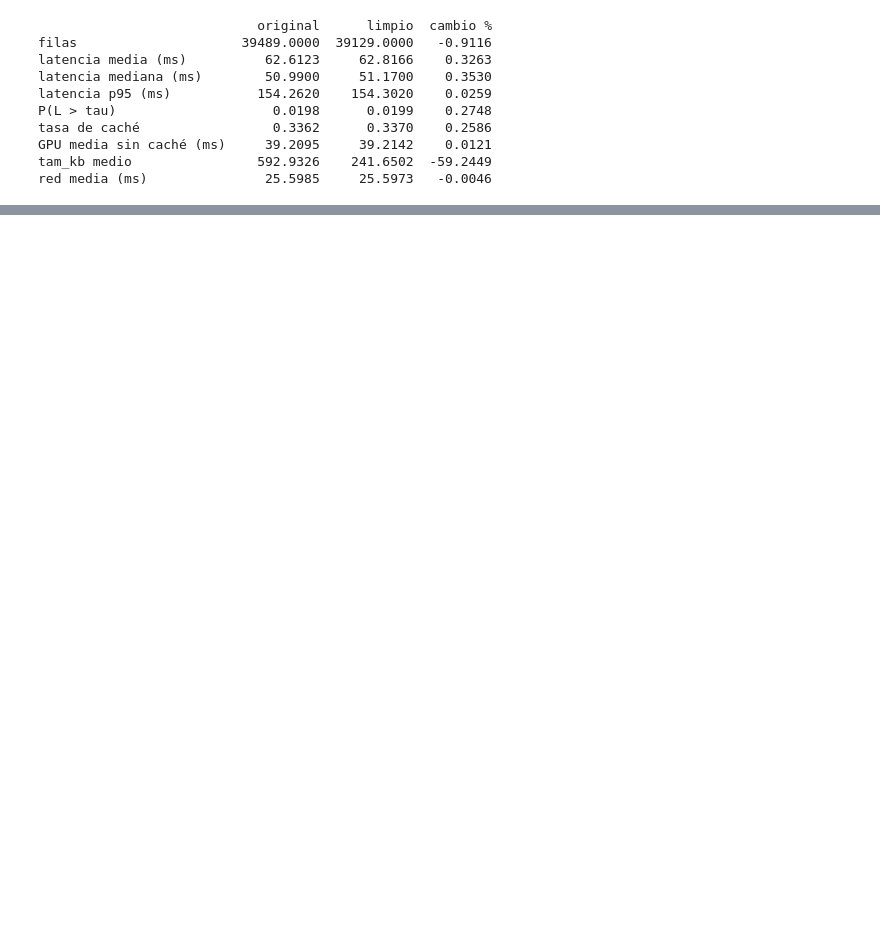
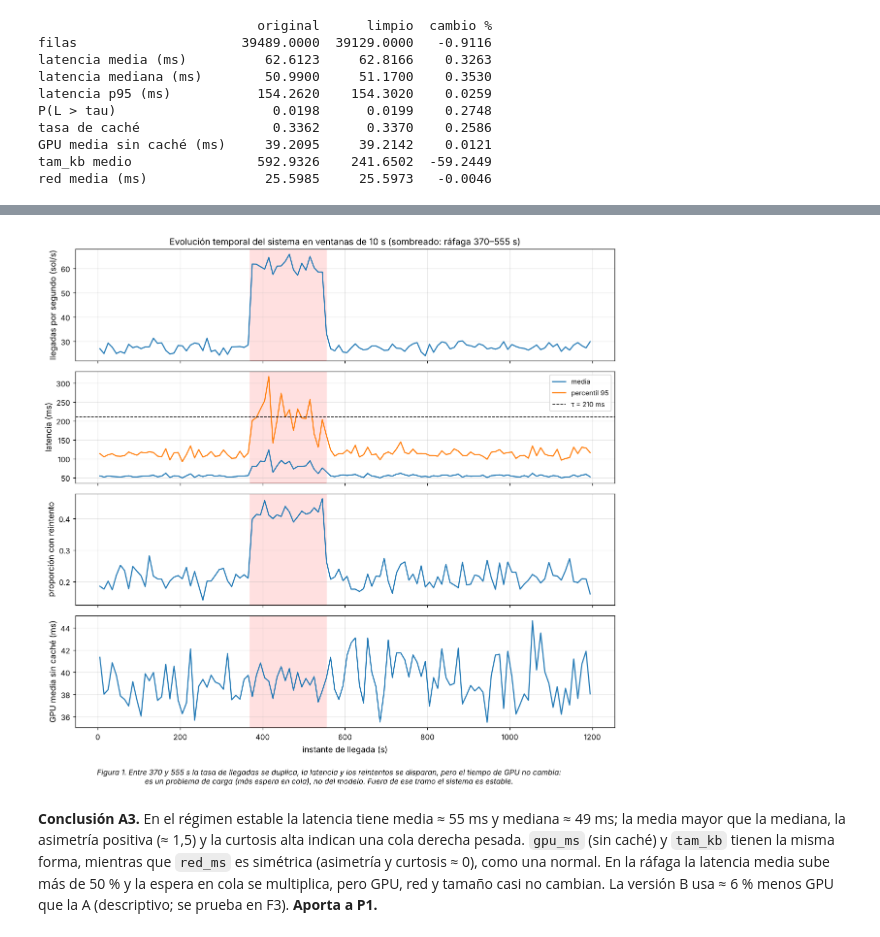
Before and after one commit to heysebitas/CCI_Proyecto_Final_Grupo1, a Jupyter notebook: CCI_Proyecto_Final_Grupo2.ipynb, the cells around one changed output, grey strips where cells are left out. Saved outputs shown, nothing was run; the diff lists cells and outputs as text; code cells hidden in the pictures; blank space fills up the shorter version.

```diff
--- a/CCI_Proyecto_Final_Grupo2.ipynb
+++ b/CCI_Proyecto_Final_Grupo2.ipynb
@@ -146,7 +188,7 @@ UMBRAL_REPETICION = 8#veces que se puede repetir un valor decimal antes de pensa
 FACTOR_REPETICION = 8 #debe repetirse este multiplo de lo que se repiten sus valores vecinos
 TAM_FACTOR_MEDIANA = 25 #un tam_kb mayor a este multiplo es implausible
 BYTES_POR_KB = 1024 #factor de conversion si el factor esta en bytes
-ALPHA_EVIDENCIA = 0.05 #nivel de la prueba KS que respalda la coreccion de unidades
+TOL_MEDIANA = 0.15 #diferencia relativa máxima entre medianas para aceptar la corrección de unidades
 # %%
 df_raw = pd.read_csv(ARCHIVO)#lee el archivo
 df = df_raw.copy()#copia sobre la que operamos
@@ -1539,9 +585,0 @@ Si se ignorara la masa en 0 y se usara solo la parte continua: media 39.23 ms (v
-# %%
-# Paso 3. Simulación de la mezcla con dos formas distintas de la parte continua
-N_SIM_C1 = 1_000_000
-es_cero = rng.random(N_SIM_C1) < c_hat                           # 0 con probabilidad c
-forma_k, escala = m_hat**2 / v_hat, v_hat / m_hat               # Gamma con la misma media y varianza
-sim_gamma = np.where(es_cero, 0.0, rng.gamma(forma_k, escala, N_SIM_C1))
-sim_emp = np.where(es_cero, 0.0, rng.choice(G_cont, N_SIM_C1))  # parte continua remuestreada de los datos
-for nombre, s in [("Gamma por momentos", sim_gamma), ("empírica", sim_emp)]:
-    print(f"Simulación ({nombre:18s}): E[G] = {s.mean():.3f} (fórmula {EG_f:.3f}) | Var(G) = {s.var():.1f} (fórmula {VG_f:.1f}) | P(G = 0) = {(s == 0).mean():.4f}")
@@ -3973,0 +801,32 @@ Se entrega aparte como PDF de una página (E4).
+# %%
+# =====================================  FIGURA 1  =====================================
+bordes = np.arange(0, T_VENTANA + 10, 10)
+ventana = pd.cut(d_a2.t_llegada_s, bordes, right=False)
+centro = bordes[:-1] + 5
+agr = d_a2.groupby(ventana, observed=False)
+serie = pd.DataFrame({"tasa": agr.size().values / 10, "lat_media": agr.latencia_ms.mean().values,
+                      "lat_p95": agr.latencia_ms.quantile(0.95).values, "reint": agr.intentos.apply(lambda s: (s > 1).mean()).values,
+                      "gpu": d_a2[d_a2.cache_hit == 0].groupby(pd.cut(d_a2[d_a2.cache_hit == 0].t_llegada_s, bordes, right=False), observed=False).gpu_ms.mean().values})
+
+fig, ax = plt.subplots(4, 1, figsize=(11, 10), sharex=True)
+paneles = [("tasa", "llegadas por segundo (sol/s)", None), ("lat_media", "latencia (ms)", "lat_p95"),
+           ("reint", "proporción con reintento", None), ("gpu", "GPU media sin caché (ms)", None)]
+for a, (col, etiqueta, extra) in zip(ax, paneles):
+    a.plot(centro, serie[col], color="#1f77b4", label="media" if extra else None)
+    if extra:
+        a.plot(centro, serie[extra], color="#ff7f0e", label="percentil 95")
+        a.axhline(tau, color="k", ls="--", lw=1, label=f"τ = {tau} ms")
+        a.legend(loc="upper right")
+    a.axvspan(INI, FIN, color="red", alpha=0.12)
+    a.set_ylabel(etiqueta)
+ax[0].set_title("Evolución temporal del sistema en ventanas de 10 s (sombreado: ráfaga 370–555 s)")
+ax[-1].set_xlabel("instante de llegada (s)")
+pie_de_figura(fig, 1, "Entre 370 y 555 s la tasa de llegadas se duplica, la latencia y los reintentos se disparan, pero el tiempo de GPU no cambia:\n"
+                      "es un problema de carga (más espera en cola), no del modelo. Fuera de ese tramo el sistema es estable.")
+plt.tight_layout()
+guardar_figura(fig, 1)
+plt.show()
+# %% [output]
+[figure, added]
+# %% [markdown]
+**Conclusión A3.** En el régimen estable la latencia tiene media ≈ 55 ms y mediana ≈ 49 ms; la media mayor que la mediana, la asimetría positiva (≈ 1,5) y la curtosis alta indican una cola derecha pesada. `gpu_ms` (sin caché) y `tam_kb` tienen la misma forma, mientras que `red_ms` es simétrica (asimetría y curtosis ≈ 0), como una normal. En la ráfaga la latencia media sube más de 50 % y la espera en cola se multiplica, pero GPU, red y tamaño casi no cambian. La versión B usa ≈ 6 % menos GPU que la A (descriptivo; se prueba en F3). **Aporta a P1.**
```
Also changed, not shown: parts of 363 cells of this notebook, 1 other file.
